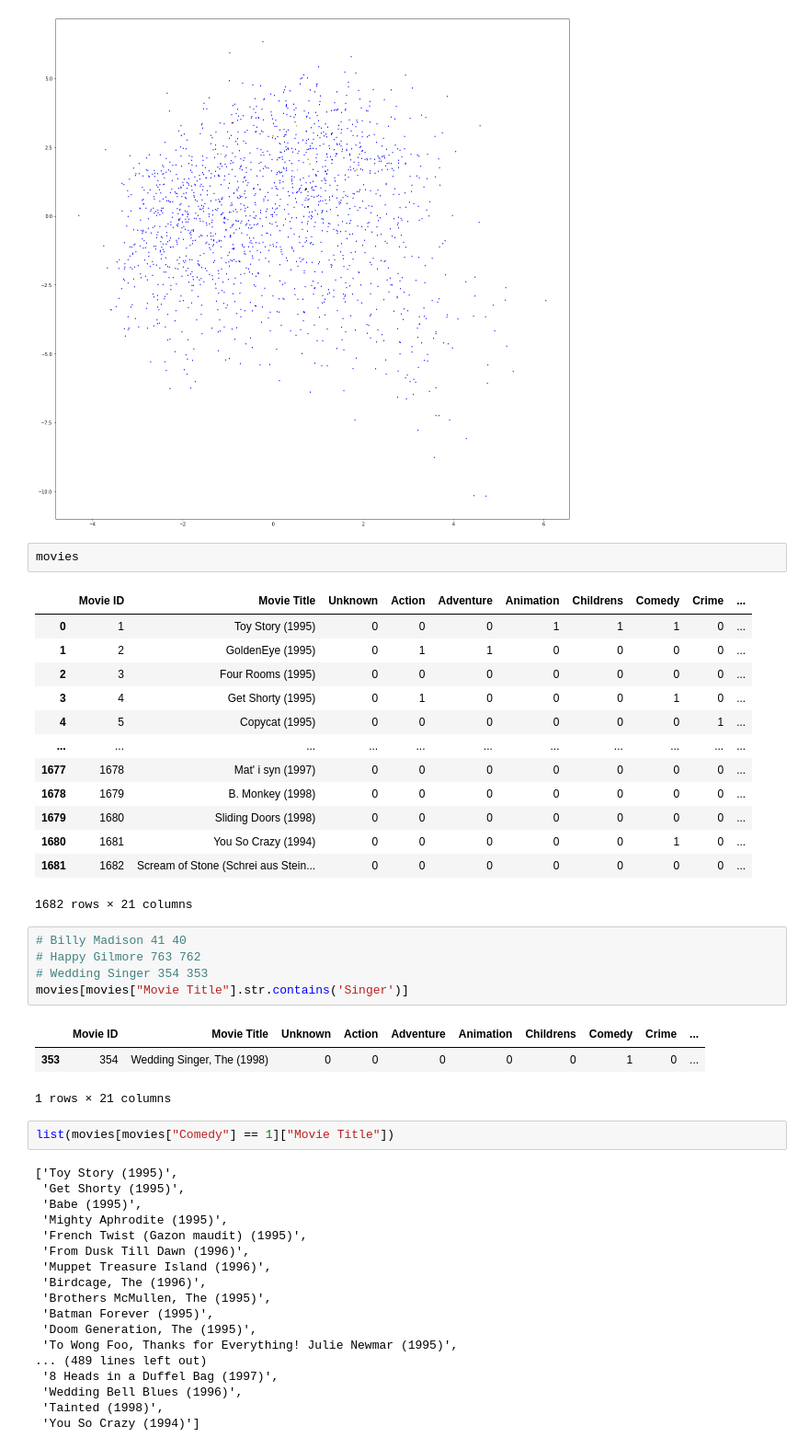
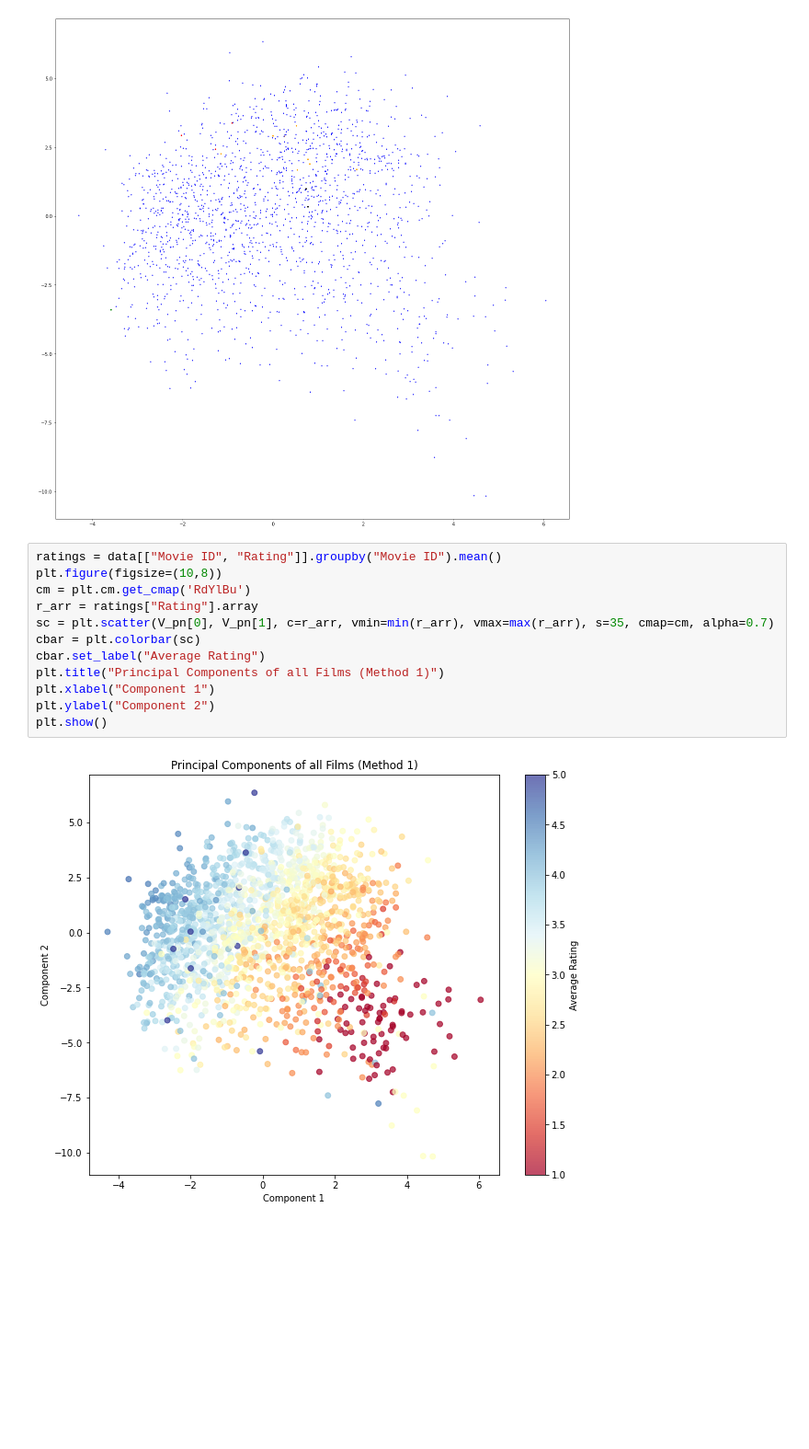
Before and after one commit to ianfowler/CS155-Project-2, a Jupyter notebook: Visualization 1.ipynb, the cells around one changed output. Shown at 92% size. Drawn from its saved outputs; the diff is of its cells as text; blank space fills up the shorter version.

```diff
--- a/Visualization 1.ipynb
+++ b/Visualization 1.ipynb
@@ -156,48 +147,17 @@ for idx in range(V_pn.shape[1]):
 plt.show()
 # %% [output]
 [figure]
-# %%
-movies
-# %% [output]
-|  | Movie ID | Movie Title | Unknown | Action | Adventure | Animation | Childrens | Comedy | Crime | ... |
-| 0 | 1 | Toy Story (1995) | 0 | 0 | 0 | 1 | 1 | 1 | 0 | ... |
-| 1 | 2 | GoldenEye (1995) | 0 | 1 | 1 | 0 | 0 | 0 | 0 | ... |
-| 2 | 3 | Four Rooms (1995) | 0 | 0 | 0 | 0 | 0 | 0 | 0 | ... |
-| 3 | 4 | Get Shorty (1995) | 0 | 1 | 0 | 0 | 0 | 1 | 0 | ... |
-| 4 | 5 | Copycat (1995) | 0 | 0 | 0 | 0 | 0 | 0 | 1 | ... |
-| ... | ... | ... | ... | ... | ... | ... | ... | ... | ... | ... |
-| 1677 | 1678 | Mat' i syn (1997) | 0 | 0 | 0 | 0 | 0 | 0 | 0 | ... |
-| 1678 | 1679 | B. Monkey (1998) | 0 | 0 | 0 | 0 | 0 | 0 | 0 | ... |
-| 1679 | 1680 | Sliding Doors (1998) | 0 | 0 | 0 | 0 | 0 | 0 | 0 | ... |
-| 1680 | 1681 | You So Crazy (1994) | 0 | 0 | 0 | 0 | 0 | 1 | 0 | ... |
-| 1681 | 1682 | Scream of Stone (Schrei aus Stein... | 0 | 0 | 0 | 0 | 0 | 0 | 0 | ... |
-1682 rows × 21 columns
-# %%
-# Billy Madison 41 40
-# Happy Gilmore 763 762
-# Wedding Singer 354 353
-movies[movies["Movie Title"].str.contains('Singer')]
-# %% [output]
-|  | Movie ID | Movie Title | Unknown | Action | Adventure | Animation | Childrens | Comedy | Crime | ... |
-| 353 | 354 | Wedding Singer, The (1998) | 0 | 0 | 0 | 0 | 0 | 1 | 0 | ... |
-1 rows × 21 columns
-# %%
-list(movies[movies["Comedy"] == 1]["Movie Title"])
-# %% [output]
-['Toy Story (1995)',
- 'Get Shorty (1995)',
- 'Babe (1995)',
- 'Mighty Aphrodite (1995)',
- 'French Twist (Gazon maudit) (1995)',
- 'From Dusk Till Dawn (1996)',
- 'Muppet Treasure Island (1996)',
- 'Birdcage, The (1996)',
- 'Brothers McMullen, The (1995)',
- 'Batman Forever (1995)',
- 'Doom Generation, The (1995)',
- 'To Wong Foo, Thanks for Everything! Julie Newmar (1995)',
-... (489 lines left out)
- '8 Heads in a Duffel Bag (1997)',
- 'Wedding Bell Blues (1996)',
- 'Tainted (1998)',
- 'You So Crazy (1994)']
+# %%
+ratings = data[["Movie ID", "Rating"]].groupby("Movie ID").mean()
+plt.figure(figsize=(10,8))
+cm = plt.cm.get_cmap('RdYlBu')
+r_arr = ratings["Rating"].array
+sc = plt.scatter(V_pn[0], V_pn[1], c=r_arr, vmin=min(r_arr), vmax=max(r_arr), s=35, cmap=cm, alpha=0.7)
+cbar = plt.colorbar(sc)
+cbar.set_label("Average Rating")
+plt.title("Principal Components of all Films (Method 1)")
+plt.xlabel("Component 1")
+plt.ylabel("Component 2")
+plt.show()
+# %% [output]
+[figure, added]
```
Also changed, not shown: parts of 5 cells of this notebook, 1 other file.
